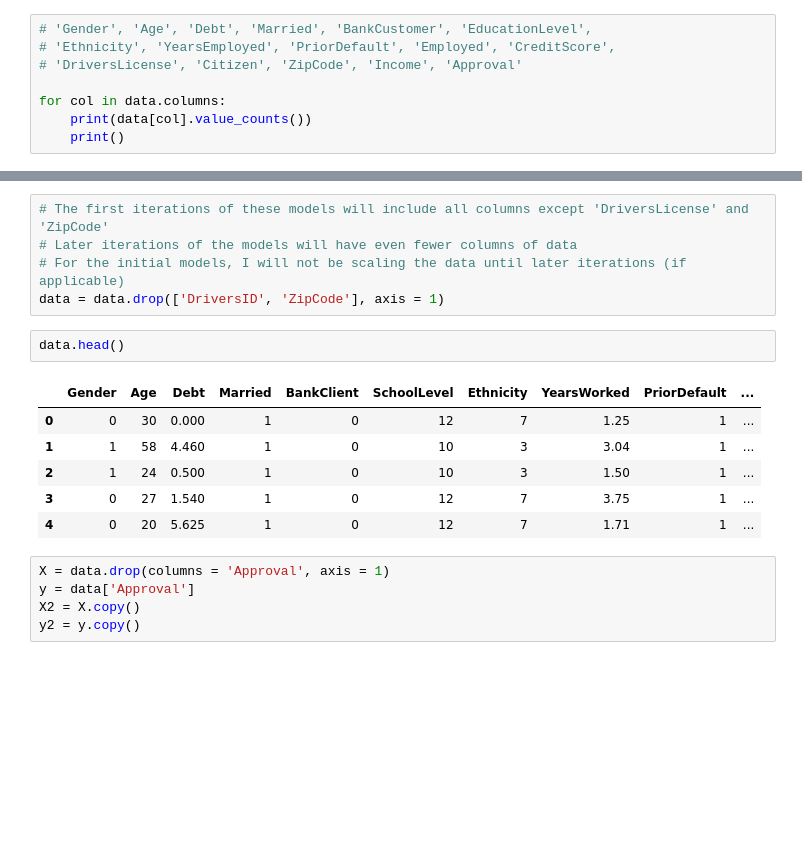
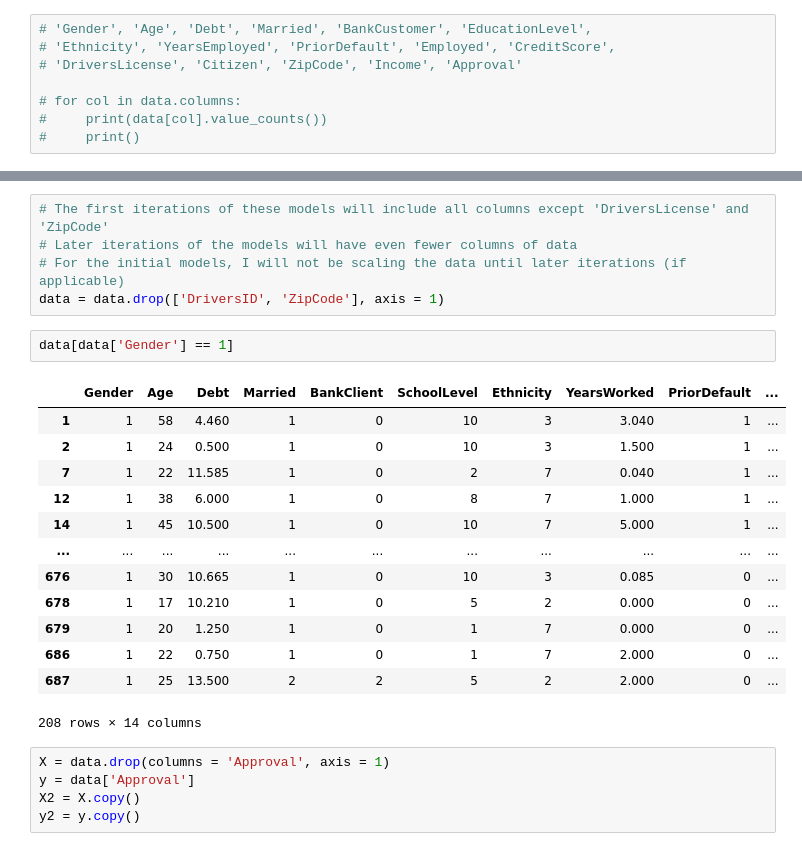
Before and after one commit to calvintirrell/Capstone_Credit_Card_Classification, a Jupyter notebook: notebooks/final_notebook.ipynb, the cells around one changed output, grey strips where cells are left out. Cells and saved outputs as stored; diff of their text form; blank space fills up the shorter version.

```diff
--- a/notebooks/final_notebook.ipynb
+++ b/notebooks/final_notebook.ipynb
@@ -235,6 +235,6 @@ Name: Approval, dtype: int64
 # 'Ethnicity', 'YearsEmployed', 'PriorDefault', 'Employed', 'CreditScore',
 # 'DriversLicense', 'Citizen', 'ZipCode', 'Income', 'Approval'
 
-for col in data.columns:
-    print(data[col].value_counts())
-    print()
+# for col in data.columns:
+#     print(data[col].value_counts())
+#     print()
@@ -379,15 +361,22 @@ sns.countplot(data = data, x = 'Approval')
 # Later iterations of the models will have even fewer columns of data
 # For the initial models, I will not be scaling the data until later iterations (if applicable)
 data = data.drop(['DriversID', 'ZipCode'], axis = 1)
-# %%
-data.head()
-# %% [output]
-|  | Gender | Age | Debt | Married | BankClient | SchoolLevel | Ethnicity | YearsWorked | PriorDefault | ... |
-| 0 | 0 | 30 | 0.000 | 1 | 0 | 12 | 7 | 1.25 | 1 | ... |
-| 1 | 1 | 58 | 4.460 | 1 | 0 | 10 | 3 | 3.04 | 1 | ... |
-| 2 | 1 | 24 | 0.500 | 1 | 0 | 10 | 3 | 1.50 | 1 | ... |
-| 3 | 0 | 27 | 1.540 | 1 | 0 | 12 | 7 | 3.75 | 1 | ... |
-| 4 | 0 | 20 | 5.625 | 1 | 0 | 12 | 7 | 1.71 | 1 | ... |
+# %%
+data[data['Gender'] == 1]
+# %% [output]
+|  | Gender | Age | Debt | Married | BankClient | SchoolLevel | Ethnicity | YearsWorked | PriorDefault | ... |
+| 1 | 1 | 58 | 4.460 | 1 | 0 | 10 | 3 | 3.040 | 1 | ... |
+| 2 | 1 | 24 | 0.500 | 1 | 0 | 10 | 3 | 1.500 | 1 | ... |
+| 7 | 1 | 22 | 11.585 | 1 | 0 | 2 | 7 | 0.040 | 1 | ... |
+| 12 | 1 | 38 | 6.000 | 1 | 0 | 8 | 7 | 1.000 | 1 | ... |
+| 14 | 1 | 45 | 10.500 | 1 | 0 | 10 | 7 | 5.000 | 1 | ... |
+| ... | ... | ... | ... | ... | ... | ... | ... | ... | ... | ... |
+| 676 | 1 | 30 | 10.665 | 1 | 0 | 10 | 3 | 0.085 | 0 | ... |
+| 678 | 1 | 17 | 10.210 | 1 | 0 | 5 | 2 | 0.000 | 0 | ... |
+| 679 | 1 | 20 | 1.250 | 1 | 0 | 1 | 7 | 0.000 | 0 | ... |
+| 686 | 1 | 22 | 0.750 | 1 | 0 | 1 | 7 | 2.000 | 0 | ... |
+| 687 | 1 | 25 | 13.500 | 2 | 2 | 5 | 2 | 2.000 | 0 | ... |
+208 rows × 14 columns
 # %%
 X = data.drop(columns = 'Approval', axis = 1)
 y = data['Approval']
```
Also changed, not shown: parts of 4 cells of this notebook, 1 other file.
